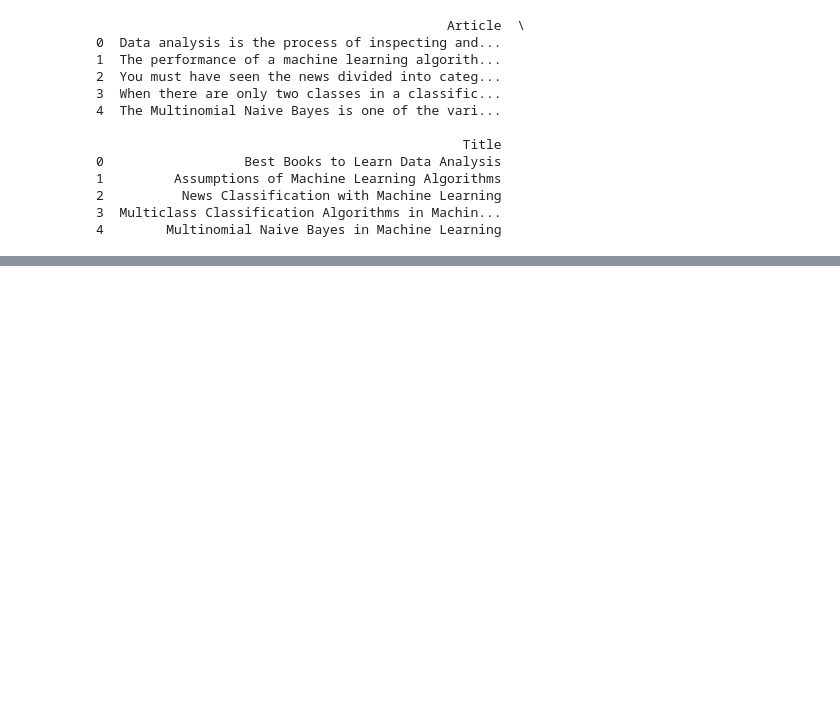
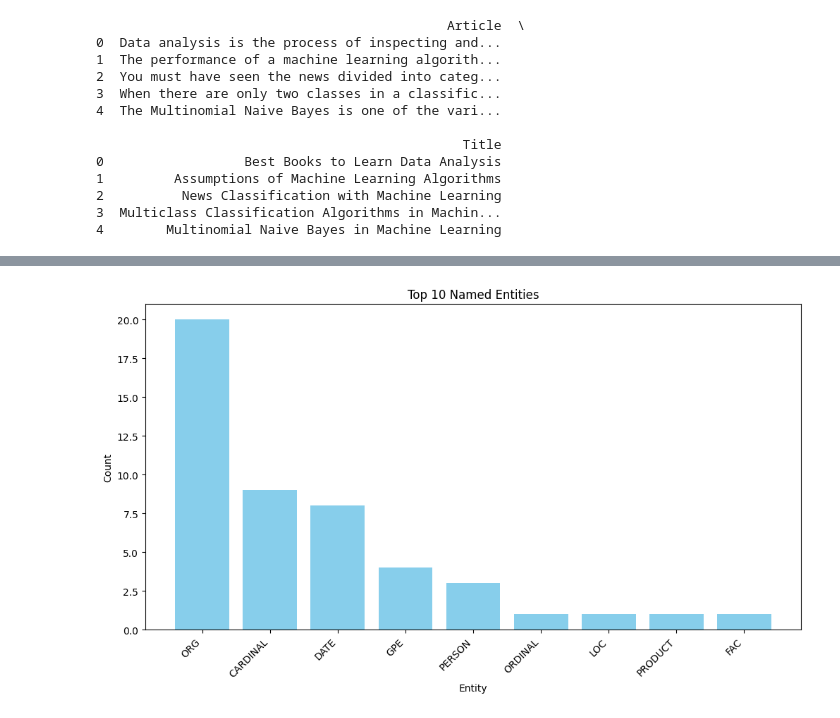
Before and after one commit to Jeevan177/Text-Analysis, a Jupyter notebook: Code.ipynb, the cells around one changed output, grey strips where cells are left out. Saved outputs shown, nothing was run; the diff lists cells and outputs as text; code cells hidden in the pictures; blank space fills up the shorter version.

```diff
--- a/Code.ipynb
+++ b/Code.ipynb
@@ -49,21 +59,28 @@ fig.show()
 # %%
-# NER
 def extract_named_entities(text):
     doc = nlp(text)
     entities = defaultdict(list)
     for ent in doc.ents:
         entities[ent.label_].append(ent.text)
     return dict(entities)
 
 data['Named_Entities'] = data['Article'].apply(extract_named_entities)
 
-# Visualize NER
+# Visualize NER using Matplotlib
 entity_counts = Counter(entity for entities in data['Named_Entities'] for entity in entities)
-entity_df = pd.DataFrame.from_dict(entity_counts, orient='index').reset_index()
-entity_df.columns = ['Entity', 'Count']
+top_entities = entity_counts.most_common(10)
 
-fig = px.bar(entity_df.head(10), x='Entity', y='Count', title='Top 10 Named Entities')
-fig.show()
+entities, counts = zip(*top_entities)
+
+plt.figure(figsize=(12, 6))
+plt.bar(entities, counts, color='skyblue')
+plt.title('Top 10 Named Entities')
+plt.xlabel('Entity')
+plt.ylabel('Count')
+plt.xticks(rotation=45, ha='right')
+plt.show()
+# %% [output]
+[figure, added]
 # %%
 # Topic Modeling
 vectorizer = CountVectorizer(max_df=0.95, min_df=2, max_features=1000, stop_words='english')
```
Also changed, not shown: parts of 4 cells of this notebook.
